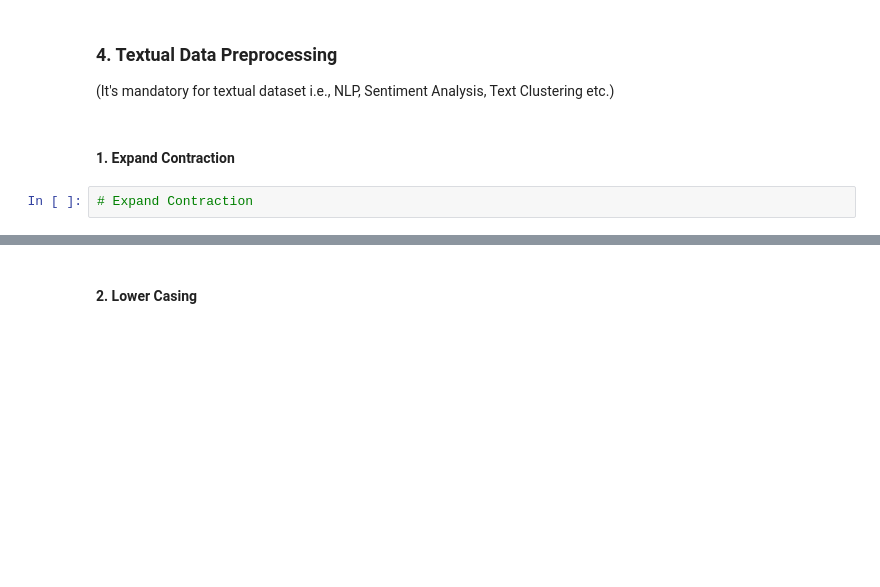
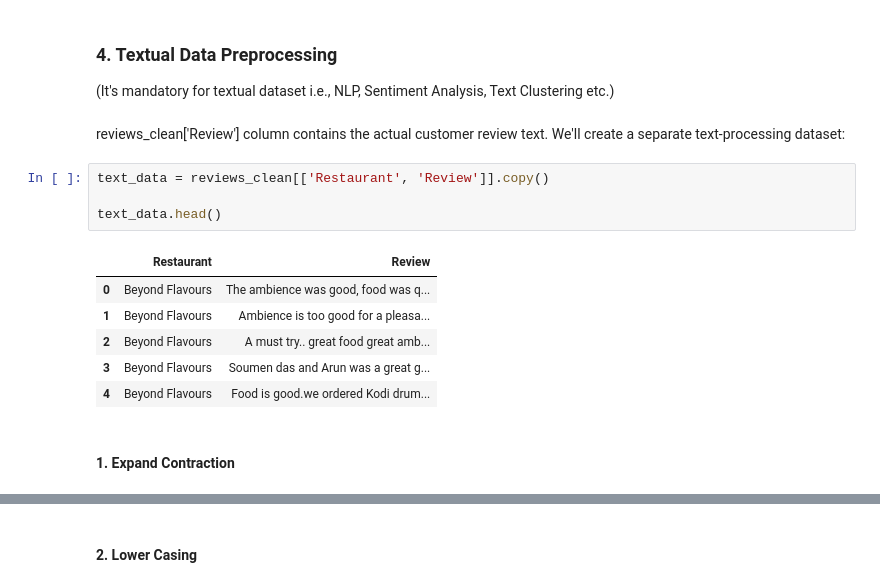
Before and after one commit to adamaneeqaqwathka-arch/Zomato-Data-Analysis, a Jupyter notebook: notebooks/Sample_ML_Submission_Template.ipynb, the cells around one changed output, grey strips where cells are left out. Drawn from its saved outputs; the diff is of its cells as text; blank space fills up the shorter version.

Commit message:
added feature engineering and text preprocessing

```diff
--- a/notebooks/Sample_ML_Submission_Template.ipynb
+++ b/notebooks/Sample_ML_Submission_Template.ipynb
@@ -1277,7 +1361,19 @@ Answer Here.
 # %% [markdown]
 ### 4. Textual Data Preprocessing
 (It's mandatory for textual dataset i.e., NLP, Sentiment Analysis, Text Clustering etc.)
+# %% [markdown]
+reviews_clean['Review'] column contains the actual customer review text.
+We'll create a separate text-processing dataset:
+# %%
+text_data = reviews_clean[['Restaurant', 'Review']].copy()
+
+text_data.head()
+# %% [output]
+|  | Restaurant | Review |
+| 0 | Beyond Flavours | The ambience was good, food was q... |
+| 1 | Beyond Flavours | Ambience is too good for a pleasa... |
+| 2 | Beyond Flavours | A must try.. great food great amb... |
+| 3 | Beyond Flavours | Soumen das and Arun was a great g... |
+| 4 | Beyond Flavours | Food is good.we ordered Kodi drum... |
 # %% [markdown]
 #### 1. Expand Contraction
-# %%
-# Expand Contraction
```
Also changed, not shown: parts of 35 cells of this notebook.
